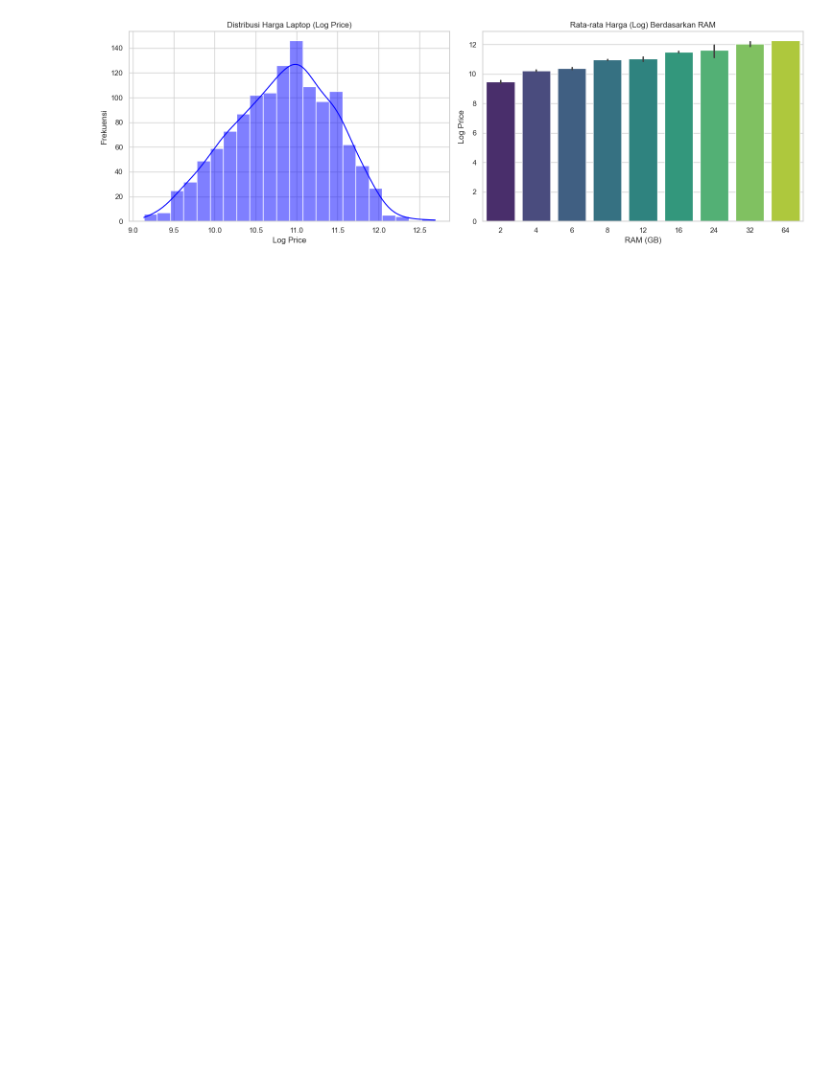
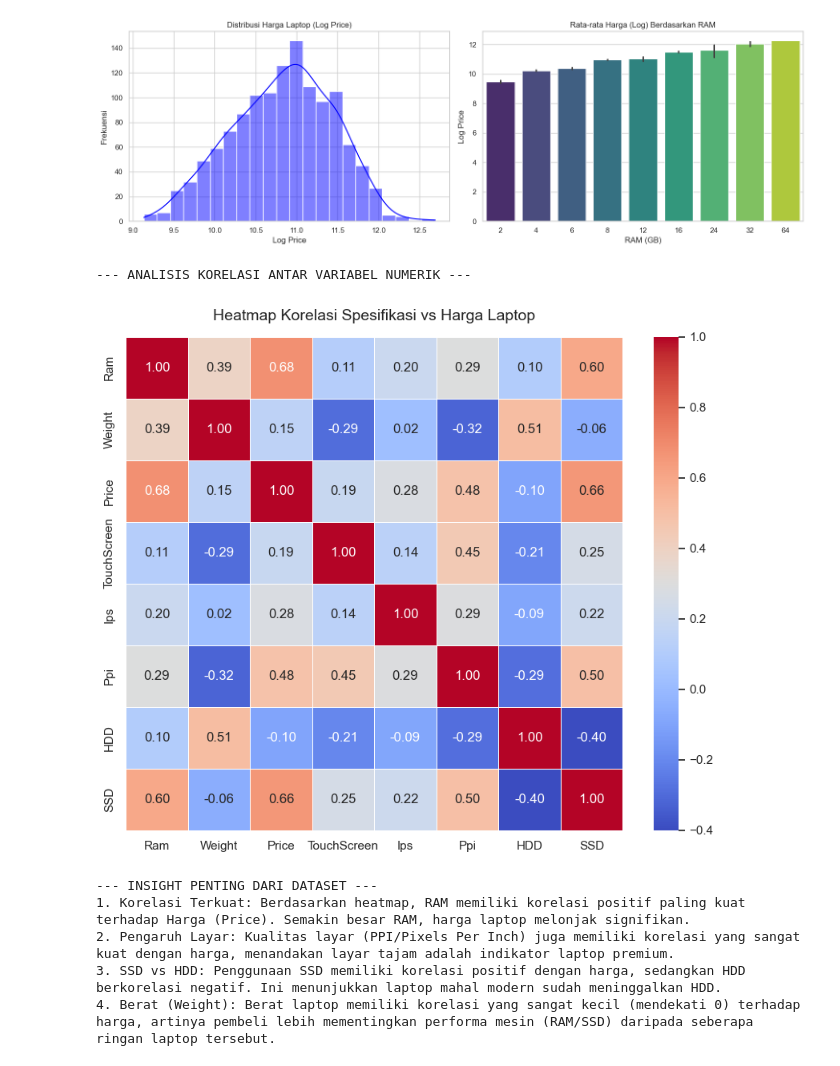
Before and after one commit to arilandrian/projectml, a Jupyter notebook: laptop.ipynb, the cells around one changed output. Saved outputs shown, nothing was run; the diff lists cells and outputs as text; code cells hidden in the pictures; blank space fills up the shorter version.

```diff
--- a/laptop.ipynb
+++ b/laptop.ipynb
@@ -75,4 +82,37 @@ plt.tight_layout()
 plt.show()
 # %% [output]
 [figure]
+# %%
+# ==========================================
+# CELL 3B: EDA MENDALAM (KORELASI & INSIGHT)
+# ==========================================
+import seaborn as sns
+import matplotlib.pyplot as plt
+
+print("--- ANALISIS KORELASI ANTAR VARIABEL NUMERIK ---")
+
+# Memilih hanya kolom yang berisi angka untuk analisis korelasi
+kolom_numerik = df.select_dtypes(include=['int64', 'float64'])
+matriks_korelasi = kolom_numerik.corr()
+
+# Membuat Heatmap Korelasi
+plt.figure(figsize=(10, 8))
+sns.heatmap(matriks_korelasi, annot=True, cmap='coolwarm', fmt=".2f", linewidths=0.5)
+plt.title('Heatmap Korelasi Spesifikasi vs Harga Laptop', fontsize=14, pad=15)
+plt.show()
+
+# Mencetak Insight Otomatis berdasarkan data
+print("\n--- INSIGHT PENTING DARI DATASET ---")
+print("1. Korelasi Terkuat: Berdasarkan heatmap, RAM memiliki korelasi positif paling kuat terhadap Harga (Price). Semakin besar RAM, harga laptop melonjak signifikan.")
+print("2. Pengaruh Layar: Kualitas layar (PPI/Pixels Per Inch) juga memiliki korelasi yang sangat kuat dengan harga, menandakan layar tajam adalah indikator laptop premium.")
+print("3. SSD vs HDD: Penggunaan SSD memiliki korelasi positif dengan harga, sedangkan HDD berkorelasi negatif. Ini menunjukkan laptop mahal modern sudah meninggalkan HDD.")
+print("4. Berat (Weight): Berat laptop memiliki korelasi yang sangat kecil (mendekati 0) terhadap harga, artinya pembeli lebih mementingkan performa mesin (RAM/SSD) daripada seberapa ringan laptop tersebut.")
+# %% [output]
+--- ANALISIS KORELASI ANTAR VARIABEL NUMERIK ---
+[figure, added]
+--- INSIGHT PENTING DARI DATASET ---
+1. Korelasi Terkuat: Berdasarkan heatmap, RAM memiliki korelasi positif paling kuat terhadap Harga (Price). Semakin besar RAM, harga laptop melonjak signifikan.
+2. Pengaruh Layar: Kualitas layar (PPI/Pixels Per Inch) juga memiliki korelasi yang sangat kuat dengan harga, menandakan layar tajam adalah indikator laptop premium.
+3. SSD vs HDD: Penggunaan SSD memiliki korelasi positif dengan harga, sedangkan HDD berkorelasi negatif. Ini menunjukkan laptop mahal modern sudah meninggalkan HDD.
+4. Berat (Weight): Berat laptop memiliki korelasi yang sangat kecil (mendekati 0) terhadap harga, artinya pembeli lebih mementingkan performa mesin (RAM/SSD) daripada seberapa ringan laptop tersebut.
 # %%
```
Also changed, not shown: parts of 9 cells of this notebook.
